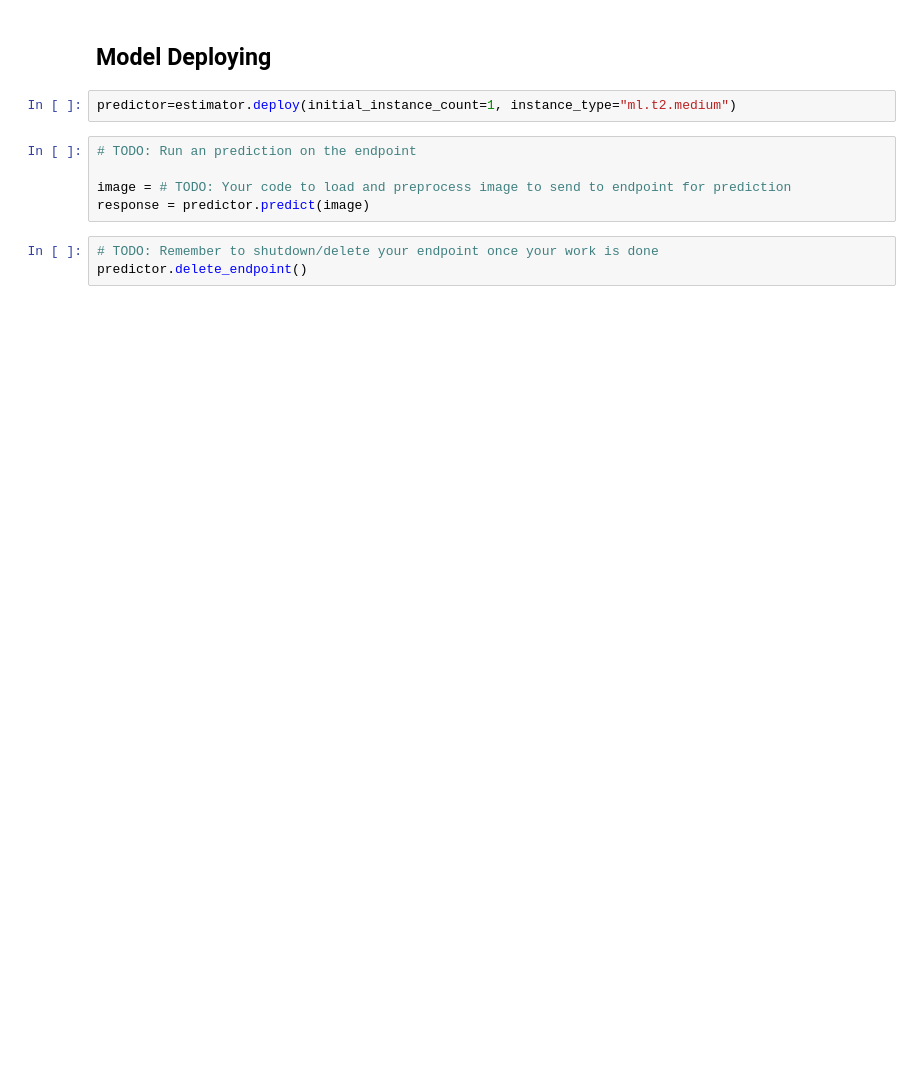
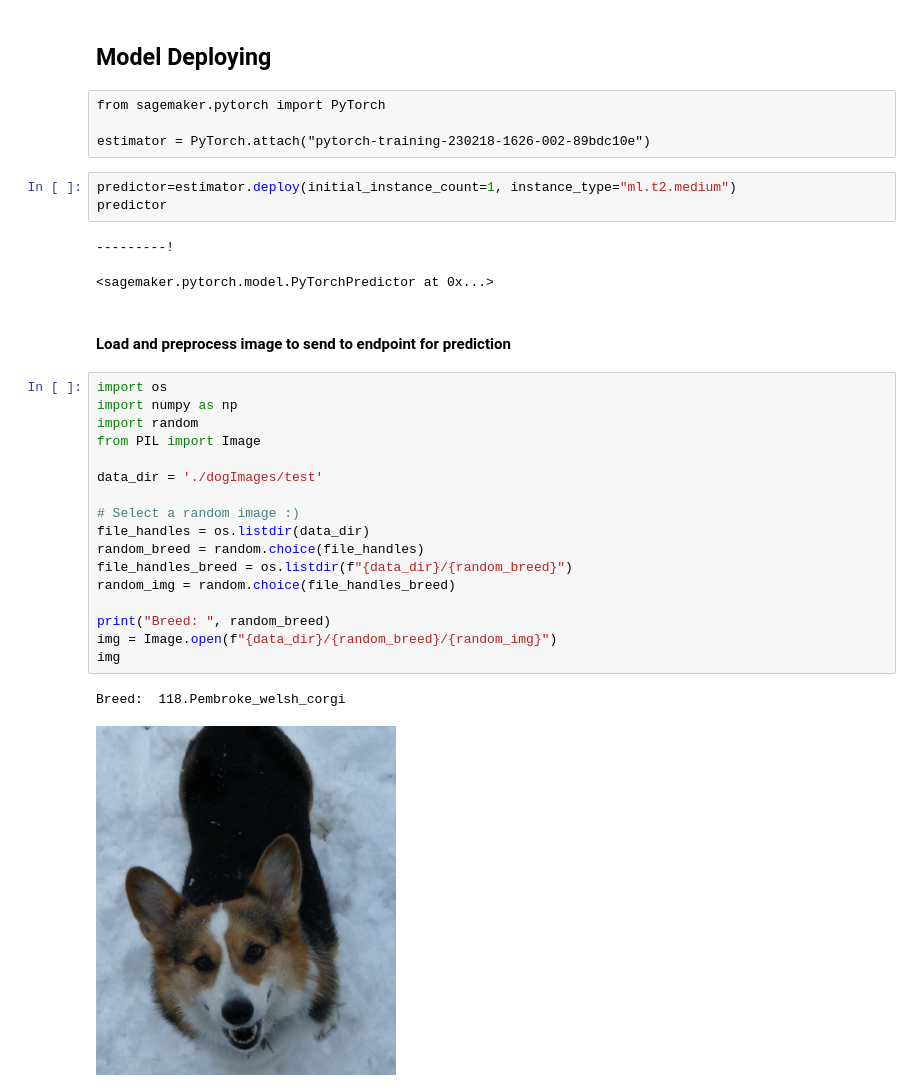
Before and after one commit to camilaagw/Image-Classification-using-AWS-SageMaker, a Jupyter notebook: train_and_deploy.ipynb, the cells around one changed output. Drawn from its saved outputs; the diff is of its cells as text; blank space fills up the shorter version.

```diff
--- a/train_and_deploy.ipynb
+++ b/train_and_deploy.ipynb
@@ -148,12 +542,34 @@ estimator = # TODO: Your estimator here
 # %% [markdown]
 ## Model Deploying
+# %% [raw]
+from sagemaker.pytorch import PyTorch
+
+estimator = PyTorch.attach("pytorch-training-230218-1626-002-89bdc10e")
 # %%
 predictor=estimator.deploy(initial_instance_count=1, instance_type="ml.t2.medium")
+predictor
+# %% [output]
+---------!
+<sagemaker.pytorch.model.PyTorchPredictor at 0x...>
-# %%
-# TODO: Run an prediction on the endpoint
-
-image = # TODO: Your code to load and preprocess image to send to endpoint for prediction
-response = predictor.predict(image)
-# %%
-# TODO: Remember to shutdown/delete your endpoint once your work is done
-predictor.delete_endpoint()
+# %% [markdown]
+#### Load and preprocess image to send to endpoint for prediction
+# %%
+import os
+import numpy as np
+import random
+from PIL import Image
+
+data_dir = './dogImages/test'
+
+# Select a random image :)
+file_handles = os.listdir(data_dir)
+random_breed = random.choice(file_handles)
+file_handles_breed = os.listdir(f"{data_dir}/{random_breed}")
+random_img = random.choice(file_handles_breed)
+
+print("Breed: ", random_breed)
+img = Image.open(f"{data_dir}/{random_breed}/{random_img}")
+img
+# %% [output]
+Breed:  118.Pembroke_welsh_corgi
+[figure, added]
```
Also changed, not shown: parts of 68 cells of this notebook, 4 other files.
